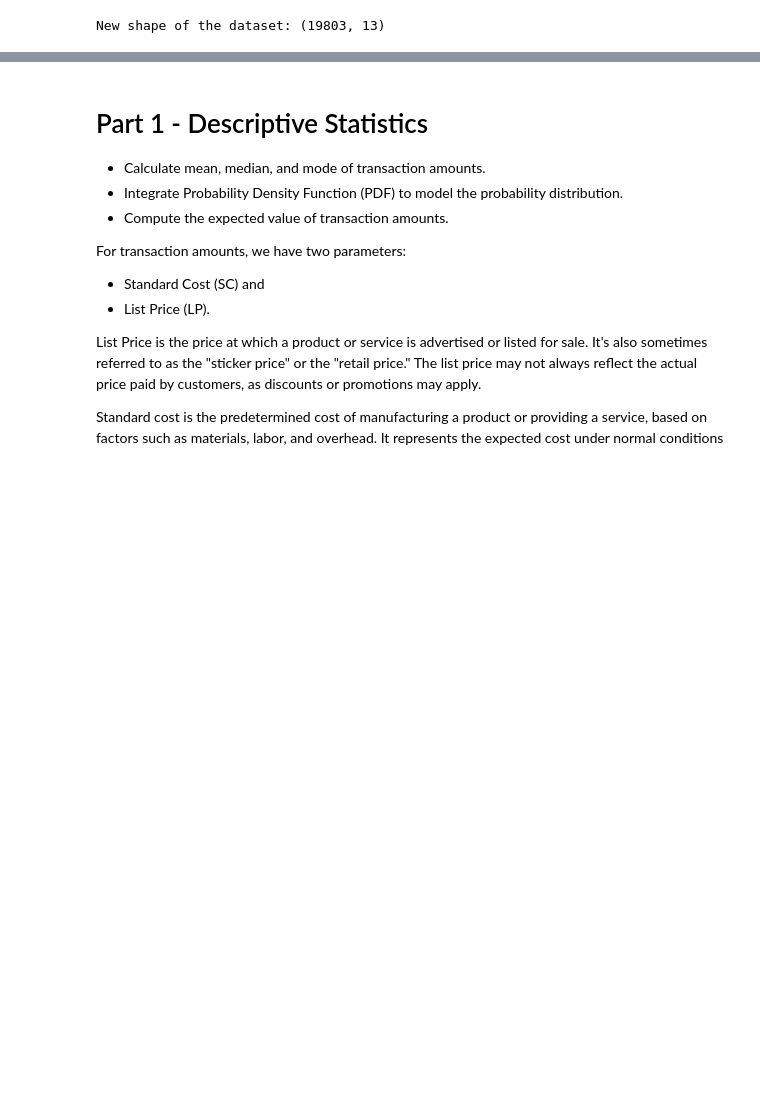
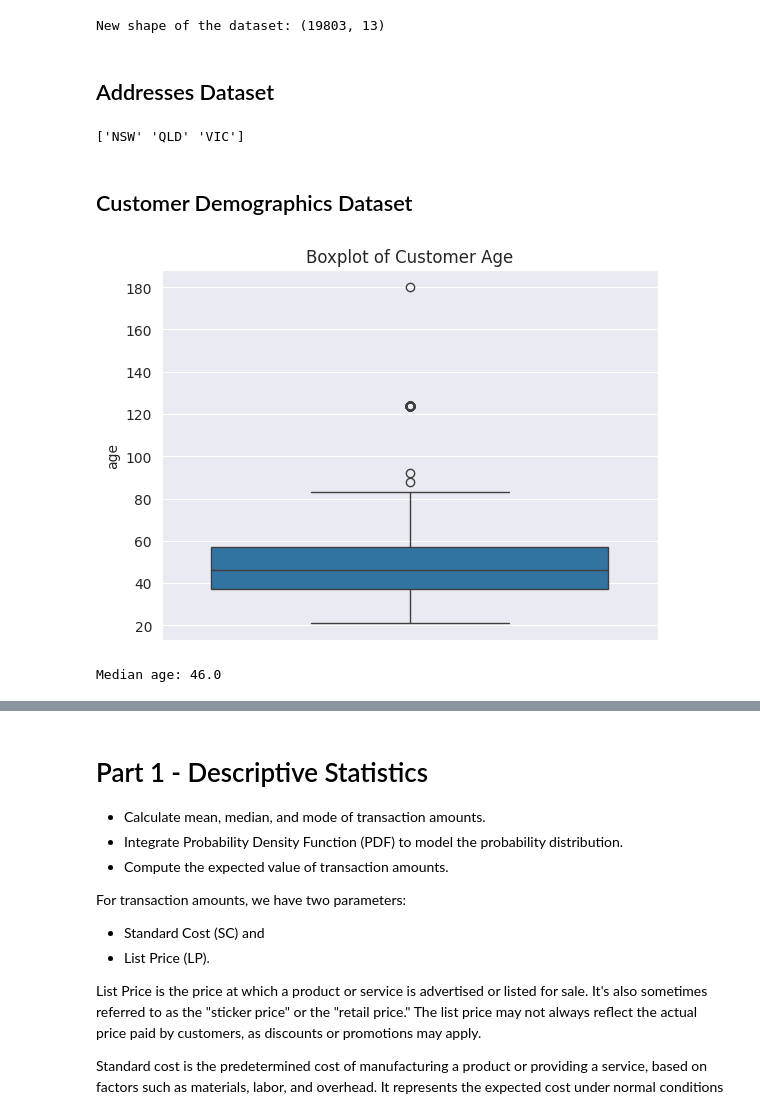
Before and after one commit to Kamal578/STDA_Project_0, a Jupyter notebook: project.ipynb, the cells around one changed output, grey strips where cells are left out. Cells and saved outputs as stored; diff of their text form; code cells hidden in the pictures; blank space fills up the shorter version.

```diff
--- a/project.ipynb
+++ b/project.ipynb
@@ -95,3 +97,32 @@ df = df[df['list_price'].astype(float) > 0]
 print(f'New shape of the dataset: {df.shape}')
 # %% [output]
 New shape of the dataset: (19803, 13)
+# %% [markdown]
+## Addresses Dataset
+# %%
+# Change all occurrences of 'New South Wales' to 'NSW'
+df_addresses['state'] = df_addresses['state'].replace('New South Wales', 'NSW')
+
+# Change all occurrences of 'Victoria' to 'VIC'
+df_addresses['state'] = df_addresses['state'].replace('Victoria', 'VIC')
+
+
+# Check the unique values of 'state'
+print(df_addresses['state'].unique())
+# %% [output]
+['NSW' 'QLD' 'VIC']
+# %% [markdown]
+## Customer Demographics Dataset
+# %%
+# Find age outliers and replace them with the median age
+sns.boxplot(df_demographics['age'])
+plt.title('Boxplot of Customer Age')
+plt.show()
+# %% [output]
+[figure, added]
+# %%
+# Calculate the median age
+median_age = df_demographics['age'].median()
+print(f"Median age: {median_age}")
+# %% [output]
+Median age: 46.0
```
Also changed, not shown: parts of 33 cells of this notebook.
